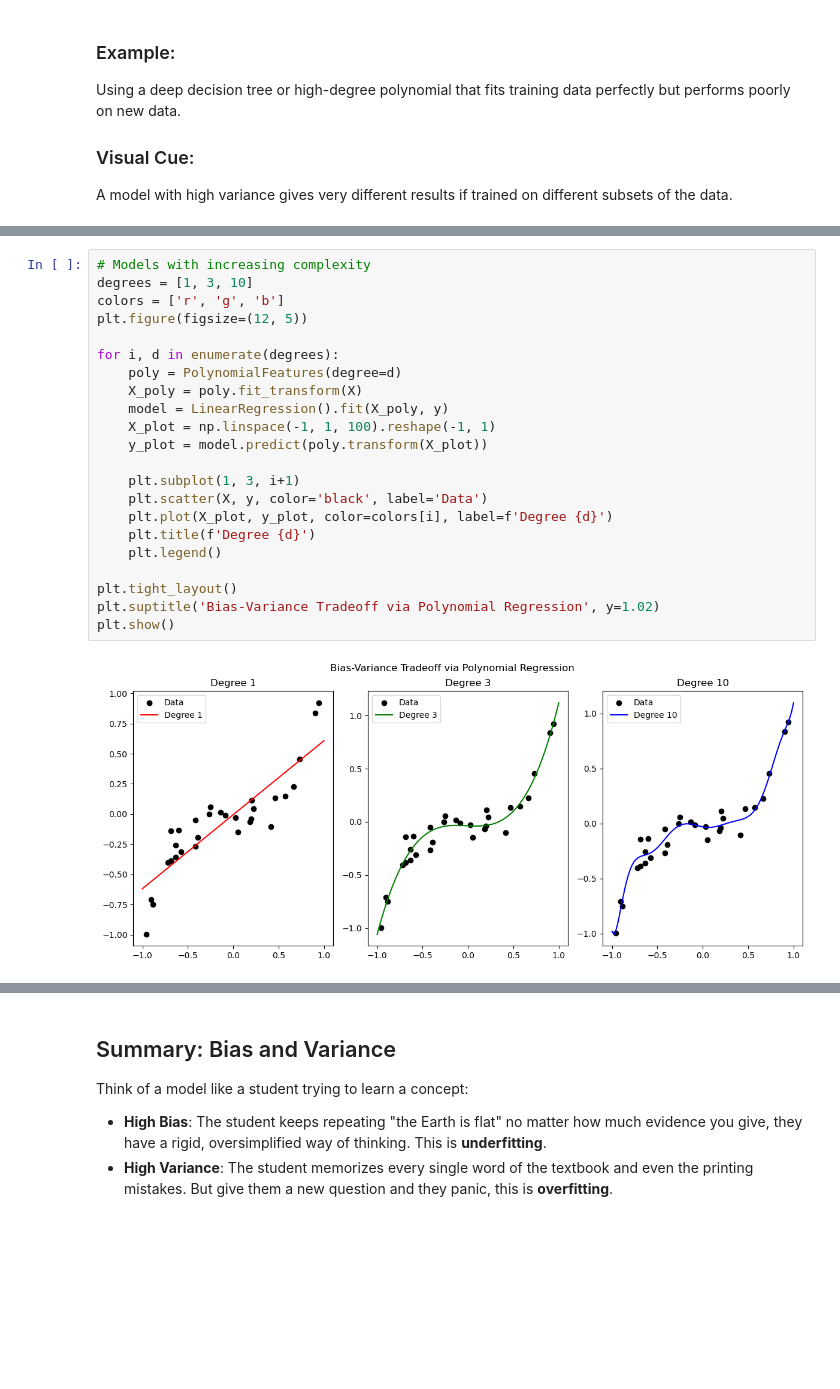
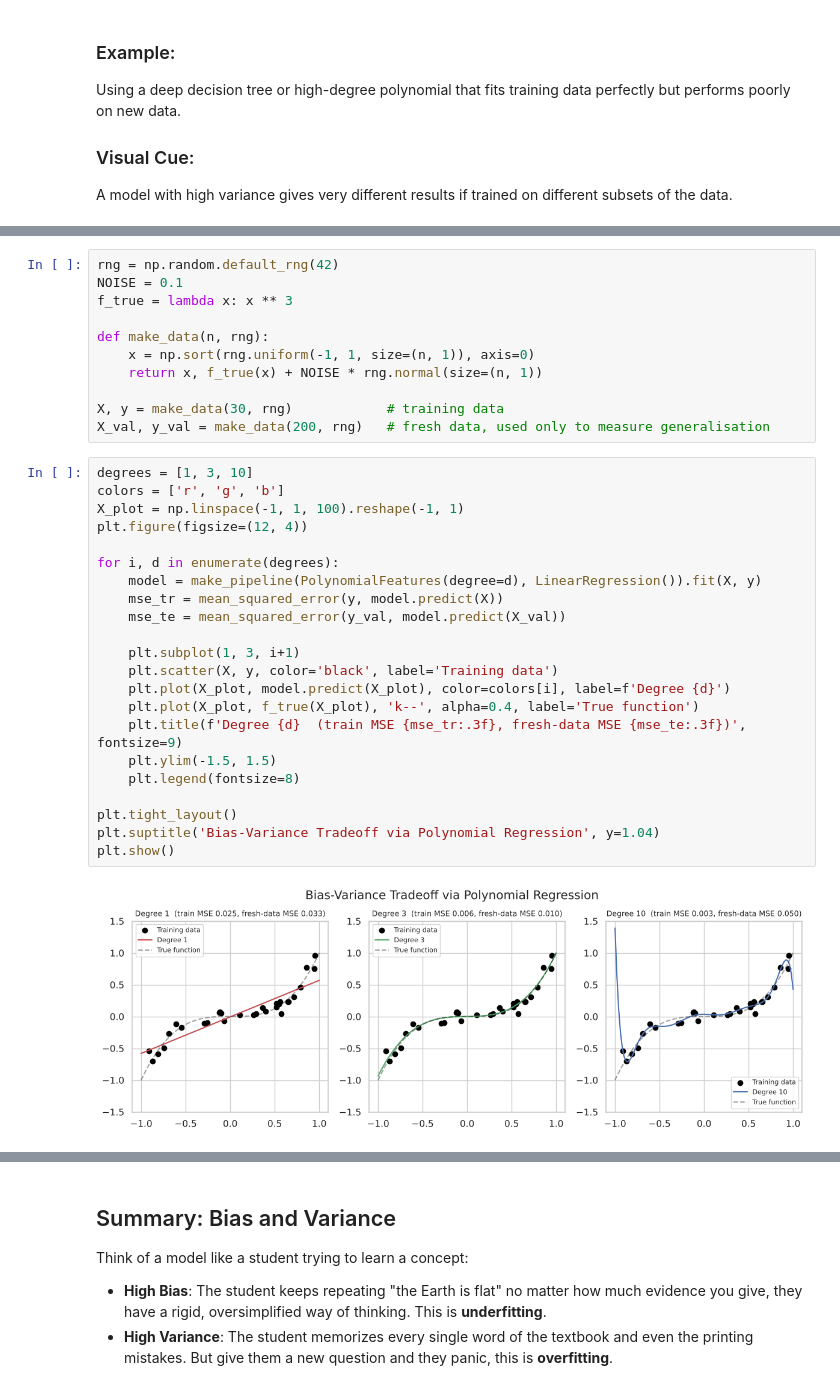
Before and after one commit to Zain62543/Python-Data-Analysis, a Jupyter notebook: projects/bias-variance-tradeoff/bias-variance-polynomial-fits-and-bagging.ipynb, the cells around one changed output, grey strips where cells are left out. Saved outputs shown, nothing was run; the diff lists cells and outputs as text; blank space fills up the shorter version.

```diff
--- a/projects/bias-variance-tradeoff/bias-variance-polynomial-fits-and-bagging.ipynb
+++ b/projects/bias-variance-tradeoff/bias-variance-polynomial-fits-and-bagging.ipynb
@@ -69,24 +81,35 @@ y = X**3 + 0.1 * np.random.randn(30, 1)
+# %%
+rng = np.random.default_rng(42)
+NOISE = 0.1
+f_true = lambda x: x ** 3
+
+def make_data(n, rng):
+    x = np.sort(rng.uniform(-1, 1, size=(n, 1)), axis=0)
+    return x, f_true(x) + NOISE * rng.normal(size=(n, 1))
+
+X, y = make_data(30, rng)            # training data
+X_val, y_val = make_data(200, rng)   # fresh data, used only to measure generalisation
 # %%
-# Models with increasing complexity
 degrees = [1, 3, 10]
 colors = ['r', 'g', 'b']
-plt.figure(figsize=(12, 5))
+X_plot = np.linspace(-1, 1, 100).reshape(-1, 1)
+plt.figure(figsize=(12, 4))
 
 for i, d in enumerate(degrees):
-    poly = PolynomialFeatures(degree=d)
-    X_poly = poly.fit_transform(X)
-    model = LinearRegression().fit(X_poly, y)
-    X_plot = np.linspace(-1, 1, 100).reshape(-1, 1)
-    y_plot = model.predict(poly.transform(X_plot))
+    model = make_pipeline(PolynomialFeatures(degree=d), LinearRegression()).fit(X, y)
+    mse_tr = mean_squared_error(y, model.predict(X))
+    mse_te = mean_squared_error(y_val, model.predict(X_val))
 
     plt.subplot(1, 3, i+1)
-    plt.scatter(X, y, color='black', label='Data')
-    plt.plot(X_plot, y_plot, color=colors[i], label=f'Degree {d}')
-    plt.title(f'Degree {d}')
-    plt.legend()
+    plt.scatter(X, y, color='black', label='Training data')
+    plt.plot(X_plot, model.predict(X_plot), color=colors[i], label=f'Degree {d}')
+    plt.plot(X_plot, f_true(X_plot), 'k--', alpha=0.4, label='True function')
+    plt.title(f'Degree {d}  (train MSE {mse_tr:.3f}, fresh-data MSE {mse_te:.3f})', fontsize=9)
+    plt.ylim(-1.5, 1.5)
+    plt.legend(fontsize=8)
 
 plt.tight_layout()
-plt.suptitle('Bias-Variance Tradeoff via Polynomial Regression', y=1.02)
+plt.suptitle('Bias-Variance Tradeoff via Polynomial Regression', y=1.04)
 plt.show()
 # %% [output]
-[figure, old version]
+[figure, new version]
```
Also changed, not shown: parts of 28 cells of this notebook, 27 other files.
